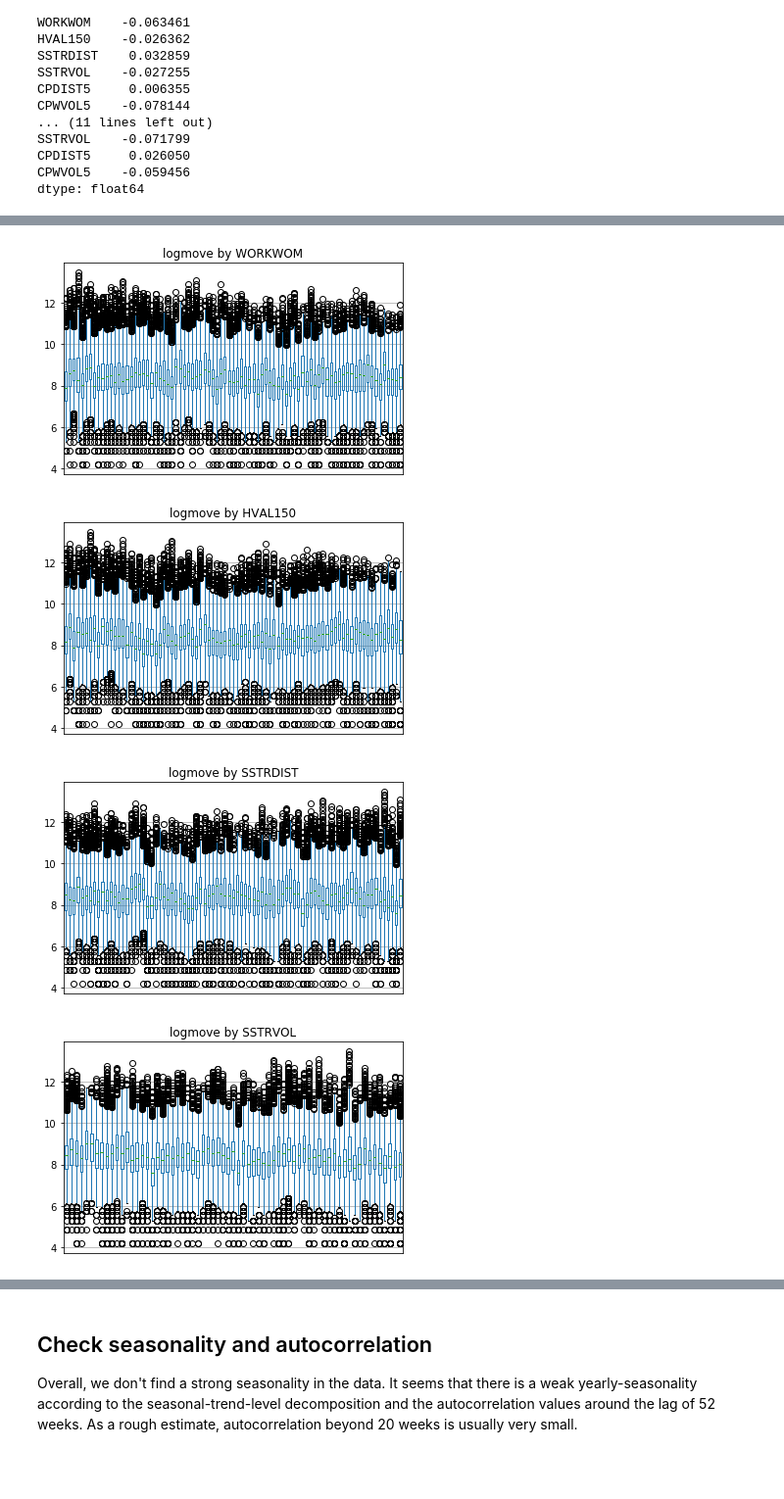
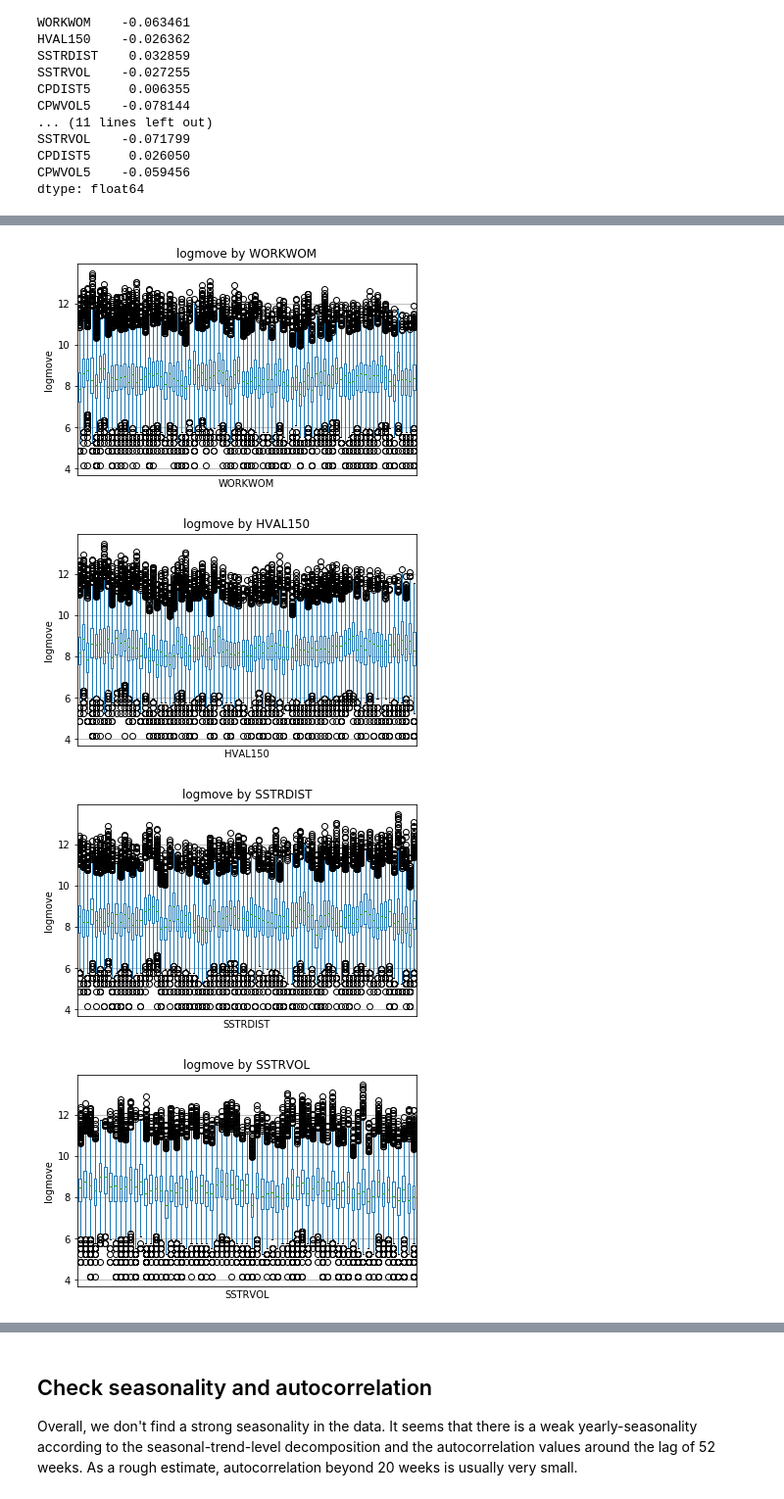
Before and after one commit to sdonohoo/forecasting, a Jupyter notebook: retail_sales/OrangeJuice_Pt_3Weeks_Weekly/data_explore/explore_oj_data_python.ipynb, the cells around one changed output, grey strips where cells are left out. Shown at 98% size. Cells and saved outputs as stored; diff of their text form; code cells hidden in the pictures; blank space fills up the shorter version.

```diff
--- a/retail_sales/OrangeJuice_Pt_3Weeks_Weekly/data_explore/explore_oj_data_python.ipynb
+++ b/retail_sales/OrangeJuice_Pt_3Weeks_Weekly/data_explore/explore_oj_data_python.ipynb
@@ -183,7 +183,9 @@ dtype: float64
 # Plot box plot of logmove vs. store demographic columns
 for cl in storedemo.columns[1:]:
     p = sales.loc[sales['logmove'] != 0].boxplot(column='logmove', by=cl)
-    p.axes.get_xaxis().set_visible(False)
     p.set_title('logmove by {}'.format(cl), linespacing=3)
+    p.set_xlabel(cl)
+    p.set_ylabel('logmove')
+    p.get_xaxis().set_ticks([])
     plt.suptitle('')
 # %% [output]
@@ -195,4 +197,4 @@ for cl in storedemo.columns[1:]:
-[figure, old version]
+[figure, new version]
-[figure, old version]
+[figure, new version]
-[figure, old version]
+[figure, new version]
-[figure, old version]
+[figure, new version]
```
Also changed, not shown: parts of 9 cells of this notebook.
